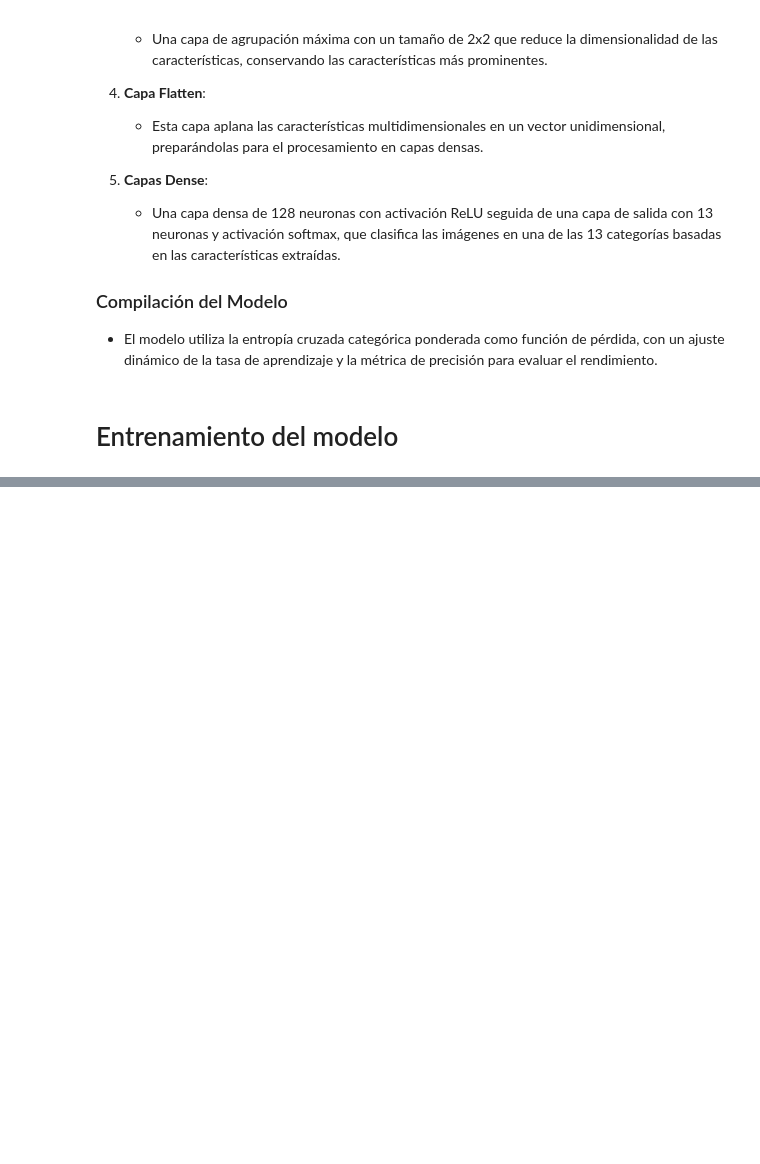
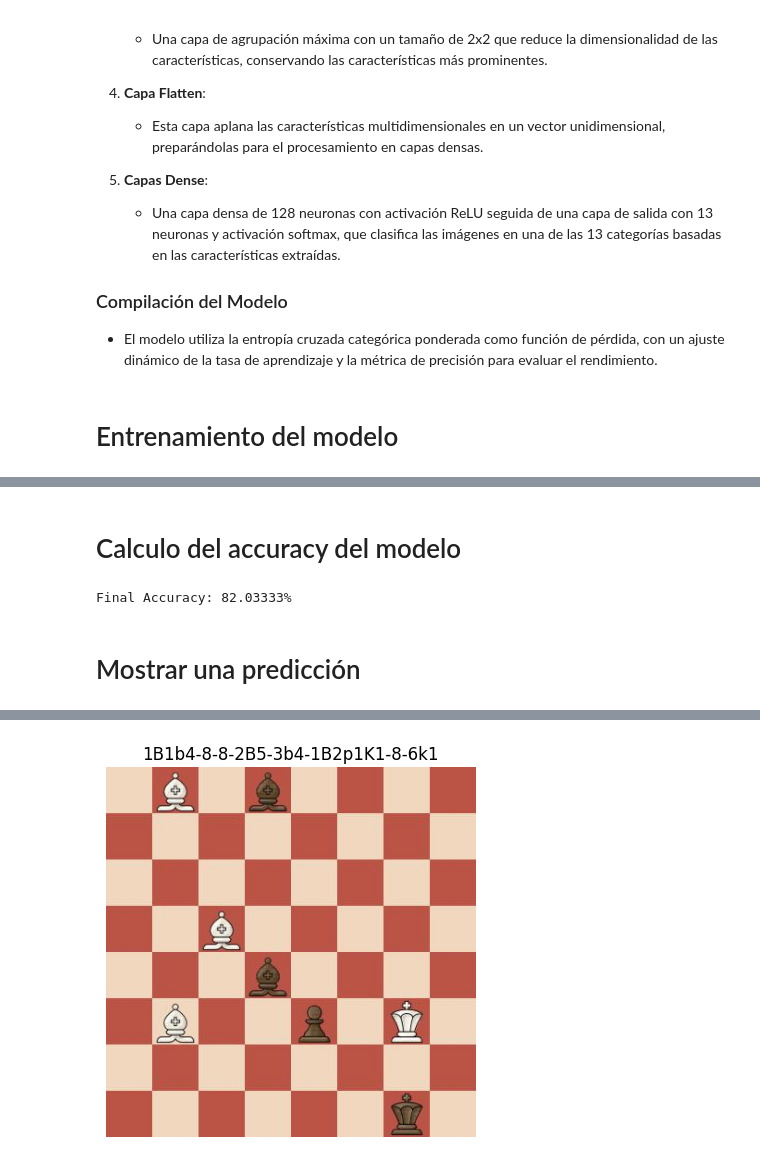
Before and after one commit to AlexNoelHdz/board_to_fen, a Jupyter notebook: Proyecto.ipynb, the cells around one changed output, grey strips where cells are left out. Drawn from its saved outputs; the diff is of its cells as text; code cells hidden in the pictures; blank space fills up the shorter version.

Commit message:
modelo funcionando

```diff
--- a/Proyecto.ipynb
+++ b/Proyecto.ipynb
@@ -89,13 +91,13 @@ def get_image_filenames(image_path, image_type):
         return glob.glob(os.path.join(image_path, '*.' + image_type))
     return None  # Explícitamente devuelve None si el directorio no existe.
 # %%
-datos = get_image_filenames(RUTA_IMAGENES_ENTRENAMIENTO, "jpeg")
+train = get_image_filenames(RUTA_IMAGENES_ENTRENAMIENTO, "jpeg")
 test = get_image_filenames(RUTA_IMAGENES_PRUEBA, "jpeg")
 
-random.shuffle(datos)
+random.shuffle(train)
 random.shuffle(test)
 
-datos = datos[:train_size]
+train = train[:train_size]
 test = test[:test_size]
 # %% [markdown]
 # Mostramos 10 como ejemplo
@@ -494,11 +401,10 @@ class ChessFENClassifier:
         model.add(layers.Dropout(0.2))
         model.add(layers.Dense(13, activation='softmax', kernel_initializer='lecun_normal'))
 
-        # Cálculo de los pesos para la pérdida por entropía cruzada categórica ponderada
-        # 30% peón 20% alfil 20% Rey 20% Torre 10% Reina
-        weights = np.array([1/(0.30*4), 1/(0.20*4), 1/(0.20*4), 1/(0.20*4), 1/1, 1/(0.10*4),
-                            1/(0.30*4), 1/(0.20*4), 1/(0.20*4), 1/(0.20*4), 1/1, 1/(0.10*4), 1/(64-10)])
-        model.compile(loss=weighted_categorical_crossentropy(weights), optimizer=Nadam(), metrics=['accuracy'])
+        model.compile(
+            loss='categorical_crossentropy',
+            optimizer='adam',
+            metrics=['accuracy'])
 
         return model
 # %% [markdown]
@@ -511,0 +418,2 @@ NameError: name 'ChessFENClassifier' is not defined
+# %%
+model.fit_generator(train_gen(train, None, 64), steps_per_epoch=train_size)
@@ -511,0 +433,21 @@ NameError: name 'ChessFENClassifier' is not defined
+# %% [markdown]
+# Calculo del accuracy del modelo
+# %%
+pred_fens = np.array([fen_from_onehot(one_hot) for one_hot in res])
+test_fens = np.array([fen_from_filename(fn) for fn in test])
+
+final_accuracy = (pred_fens == test_fens).astype(float).mean()
+
+print("Final Accuracy: {:1.5f}%".format(final_accuracy*100))
+# %% [output]
+Final Accuracy: 82.03333%
+# %% [markdown]
+# Mostrar una predicción
+# %%
+def display_with_predicted_fen(image):
+    pred = model.predict(process_image(image)).argmax(axis=1).reshape(-1, 8, 8)
+    fen = fen_from_onehot(pred[0])
+    imgplot = plt.imshow(mpimg.imread(image))
+    plt.axis('off')
+    plt.title(fen)
+    plt.show()
@@ -511,0 +459,3 @@ NameError: name 'ChessFENClassifier' is not defined
+# %%
+display_with_predicted_fen("./data/test/1B1b4-8-8-2B5-3b4-1B2p1K1-8-6k1.jpeg")
+# %% [output]
@@ -511,0 +463 @@ NameError: name 'ChessFENClassifier' is not defined
+[figure, added]
```
Also changed, not shown: parts of 23 cells of this notebook, 1 other file.
